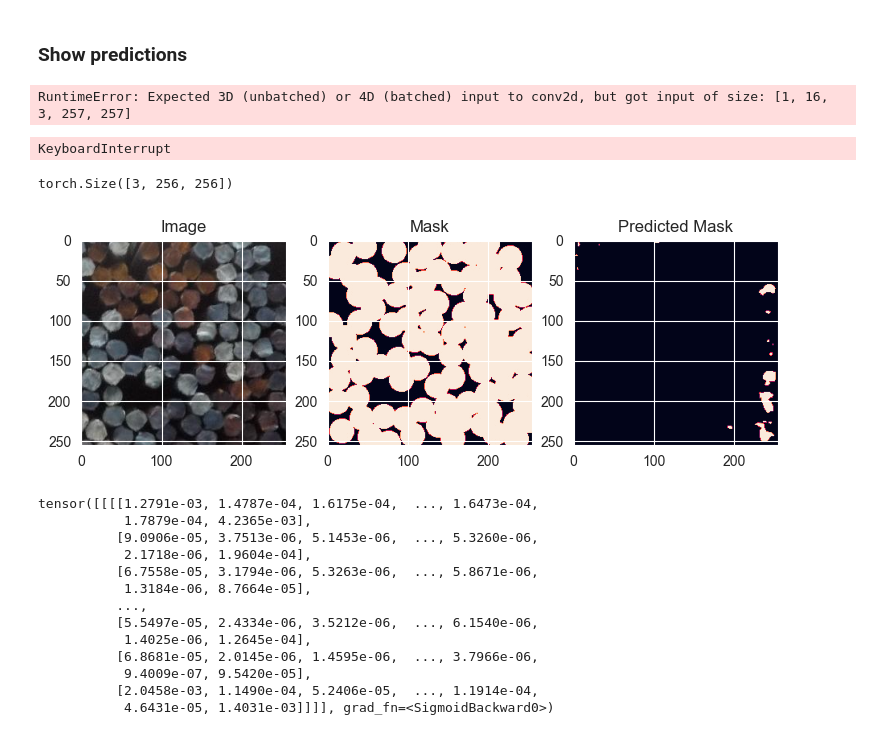
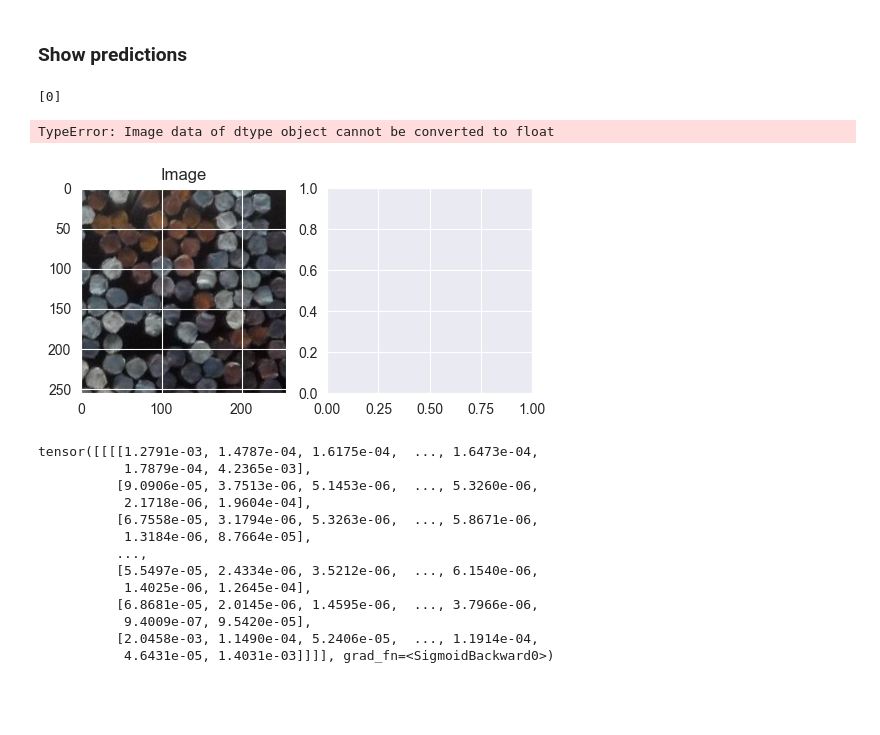
Before and after one commit to helenprokonina/Segmentation, a Jupyter notebook: HW_4.ipynb, the cells around one changed output. Cells and saved outputs as stored; diff of their text form; code cells hidden in the pictures; blank space fills up the shorter version.

Commit message:
Got prediction

```diff
--- a/HW_4.ipynb
+++ b/HW_4.ipynb
@@ -886,4 +847,2 @@ def plot_predictions(testLoader, OUT_DIR):
 # %%
-plot_predictions(testLoader, OUT_DIR)
+y_pred = make_predictions(testLoader, OUT_DIR)
-# %% [output]
-RuntimeError: Expected 3D (unbatched) or 4D (batched) input to conv2d, but got input of size: [1, 16, 3, 257, 257]
@@ -938,43 +849,43 @@ def plot_predictions(testLoader, OUT_DIR):
-# %%
-plot_predictions(testLoader, OUT_DIR)
-# %% [output]
-KeyboardInterrupt
+# %%
+y_pred
+# %% [output]
+[0]
 # %%
 image = cv2.imread("segmentation_dataset/train_data/Photo (4)_6.JPG", cv2.COLOR_BGR2RGB)
 gt_mask = cv2.imread("segmentation_dataset/train_masks/Photo (4)_6.JPG", 0)
 
 plt.figure(figsize=(9,6))
 plt.subplot(1,3,1)
 plt.imshow(image)
 plt.title("Image")
 
 plt.subplot(1,3,2)
 plt.imshow(gt_mask)
 plt.title("Mask")
 
 
 
 
 
 image = torch.tensor(image).permute(2, 0, 1)
 
 print(image.shape)
 # gt_mask = gt_mask.squeeze().cpu().numpy()
 
 x_tensor = image.to(DEVICE).unsqueeze(0).float()
 
-pr_mask = best_model(x_tensor).squeeze().detach().numpy()
+pr_mask = best_model.predict(x_tensor)
 
 pr_mask = 255*pr_mask.astype("uint8")
 
 plt.subplot(1,3,3)
 plt.imshow(pr_mask)
 plt.title("Predicted Mask")
 
 plt.show()
 # %% [output]
-torch.Size([3, 256, 256])
+TypeError: Image data of dtype object cannot be converted to float
-[figure, old version]
+[figure, new version]
 # %%
 pr_mask
 # %% [output]
```
Also changed, not shown: parts of 18 cells of this notebook.
